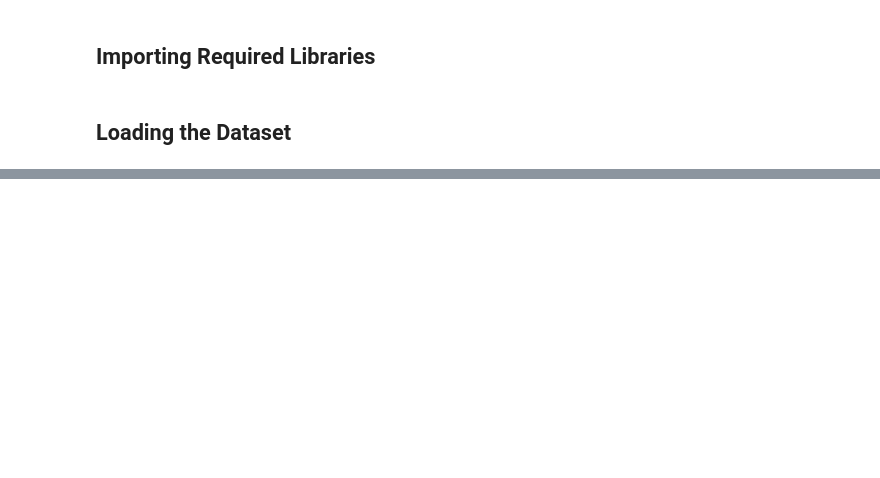
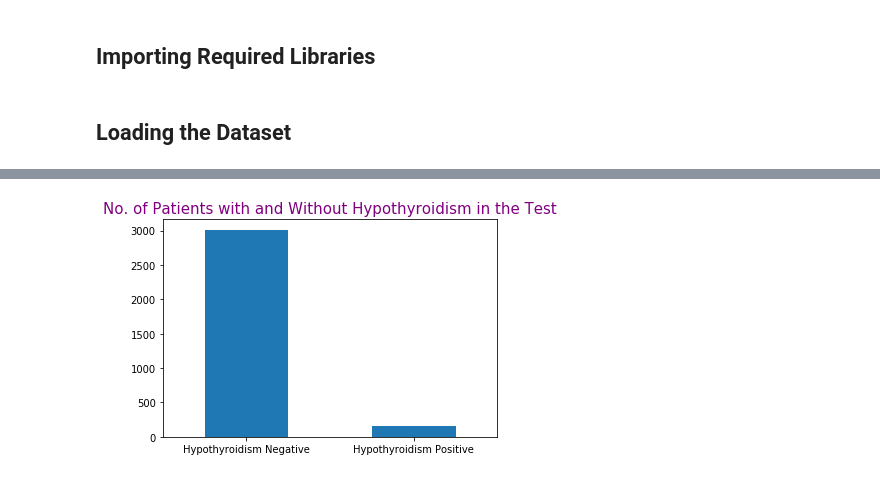
Before and after one commit to booorayan/DecisionTrees-SVM, a Jupyter notebook: Testing_for_Hypothyroidism_Using_Machine_Learning.ipynb, the cells around one changed output, grey strips where cells are left out. Cells and saved outputs as stored; diff of their text form; code cells hidden in the pictures; blank space fills up the shorter version.

```diff
--- a/Testing_for_Hypothyroidism_Using_Machine_Learning.ipynb
+++ b/Testing_for_Hypothyroidism_Using_Machine_Learning.ipynb
@@ -10,0 +329,8 @@
+# %%
+# plotting the bargraph showing the no. of patients with hypothyroidism and negative
+hypo_cl.status.value_counts().plot(kind='bar')
+plt.xticks(hypo_cl.status.unique(), labels=['Hypothyroidism Negative', 'Hypothyroidism Positive'], rotation=360)
+plt.title('No. of Patients with and Without Hypothyroidism in the Test', fontsize=15, color='purple')
+plt.show()
+# %% [output]
+[figure, added]
```
Also changed, not shown: parts of 122 cells of this notebook.
